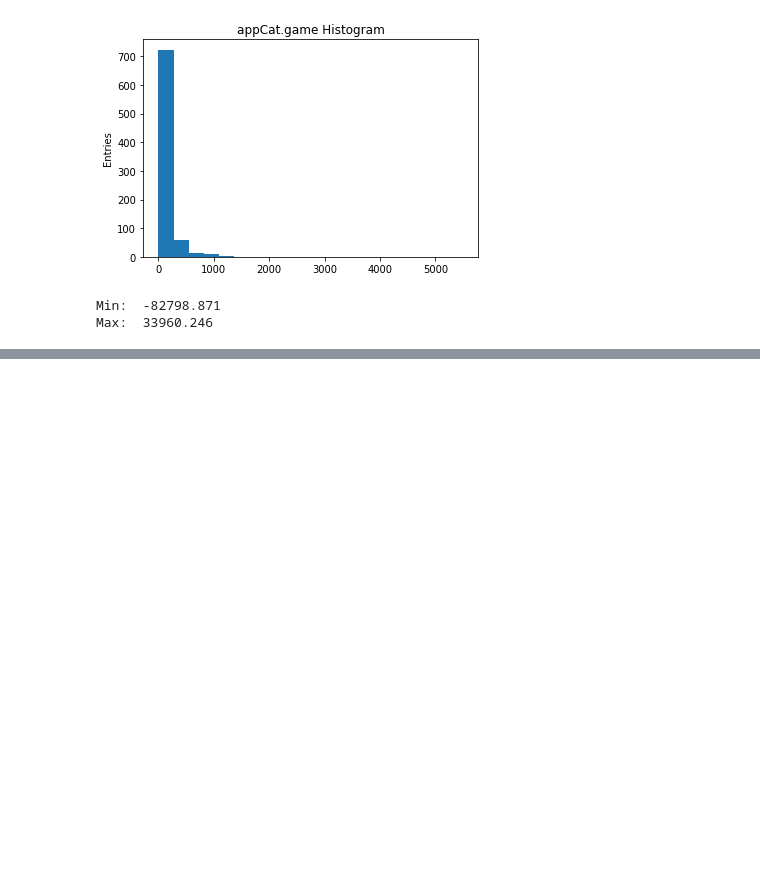
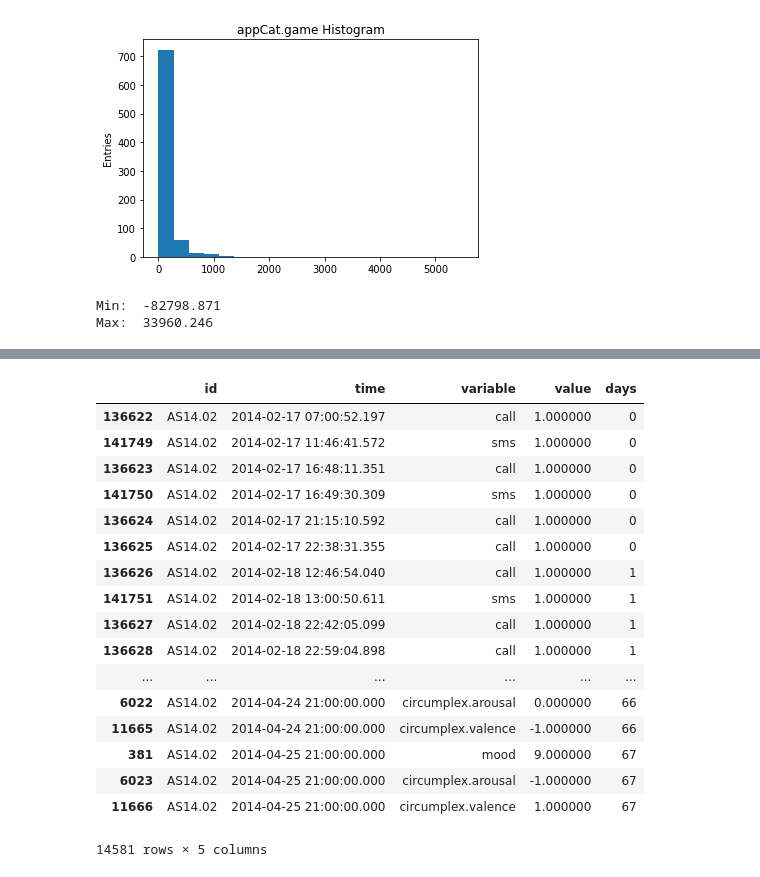
Before and after one commit to levrex/AppMoodPrediction, a Jupyter notebook: Datamining_Mood.ipynb, the cells around one changed output, grey strips where cells are left out. Saved outputs shown, nothing was run; the diff lists cells and outputs as text; code cells hidden in the pictures; blank space fills up the shorter version.

```diff
--- a/Datamining_Mood.ipynb
+++ b/Datamining_Mood.ipynb
@@ -39,6 +38,8 @@ sklearn version:        0.21.2
 # %%
 df_mood = pd.read_csv(r'data/dataset_mood_smartphone.csv', sep=',', index_col=0)
 print('nr of entries: ', len(df_mood))
+df_mood['time'] = df_mood['time'].astype('datetime64[ns]')
+
 df_mood.head()
 # %% [output]
 nr of entries:  376912
@@ -116,0 +179,21 @@ Max:  33960.246
+# %%
+temp_df[temp_df['id']=='AS14.02'].sort_values('time')
+# %% [output]
+|  | id | time | variable | value | days |
+| 136622 | AS14.02 | 2014-02-17 07:00:52.197 | call | 1.000000 | 0 |
+| 141749 | AS14.02 | 2014-02-17 11:46:41.572 | sms | 1.000000 | 0 |
+| 136623 | AS14.02 | 2014-02-17 16:48:11.351 | call | 1.000000 | 0 |
+| 141750 | AS14.02 | 2014-02-17 16:49:30.309 | sms | 1.000000 | 0 |
+| 136624 | AS14.02 | 2014-02-17 21:15:10.592 | call | 1.000000 | 0 |
+| 136625 | AS14.02 | 2014-02-17 22:38:31.355 | call | 1.000000 | 0 |
+| 136626 | AS14.02 | 2014-02-18 12:46:54.040 | call | 1.000000 | 1 |
+| 141751 | AS14.02 | 2014-02-18 13:00:50.611 | sms | 1.000000 | 1 |
+| 136627 | AS14.02 | 2014-02-18 22:42:05.099 | call | 1.000000 | 1 |
+| 136628 | AS14.02 | 2014-02-18 22:59:04.898 | call | 1.000000 | 1 |
+| ... | ... | ... | ... | ... | ... |
+| 6022 | AS14.02 | 2014-04-24 21:00:00.000 | circumplex.arousal | 0.000000 | 66 |
+| 11665 | AS14.02 | 2014-04-24 21:00:00.000 | circumplex.valence | -1.000000 | 66 |
+| 381 | AS14.02 | 2014-04-25 21:00:00.000 | mood | 9.000000 | 67 |
+| 6023 | AS14.02 | 2014-04-25 21:00:00.000 | circumplex.arousal | -1.000000 | 67 |
+| 11666 | AS14.02 | 2014-04-25 21:00:00.000 | circumplex.valence | 1.000000 | 67 |
+14581 rows × 5 columns
```
Also changed, not shown: parts of 5 cells of this notebook.
